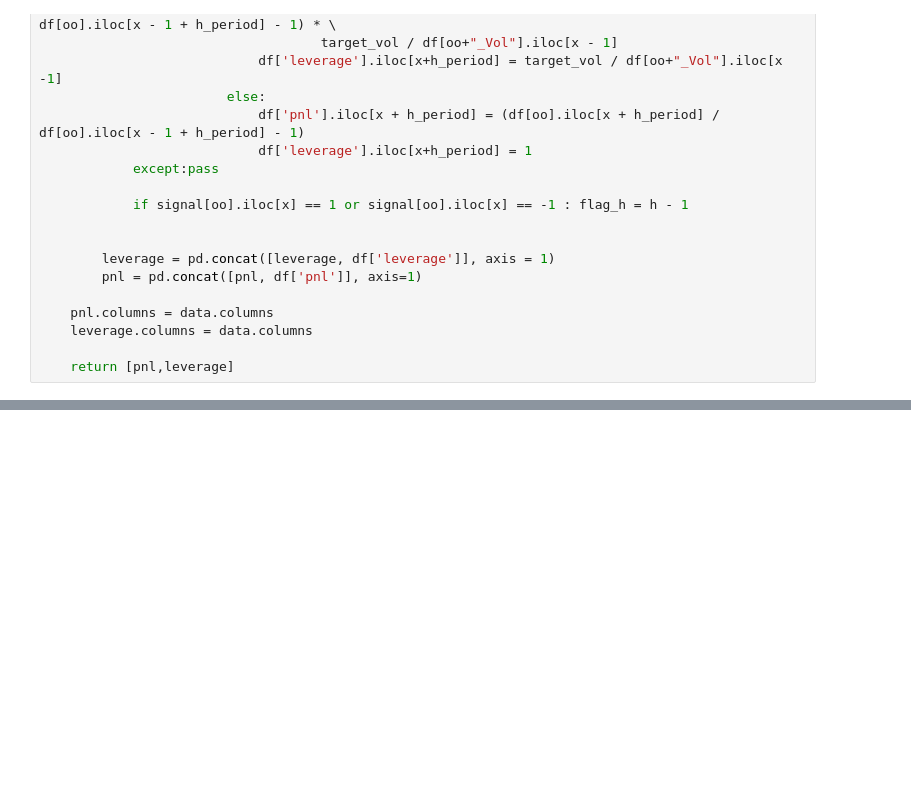
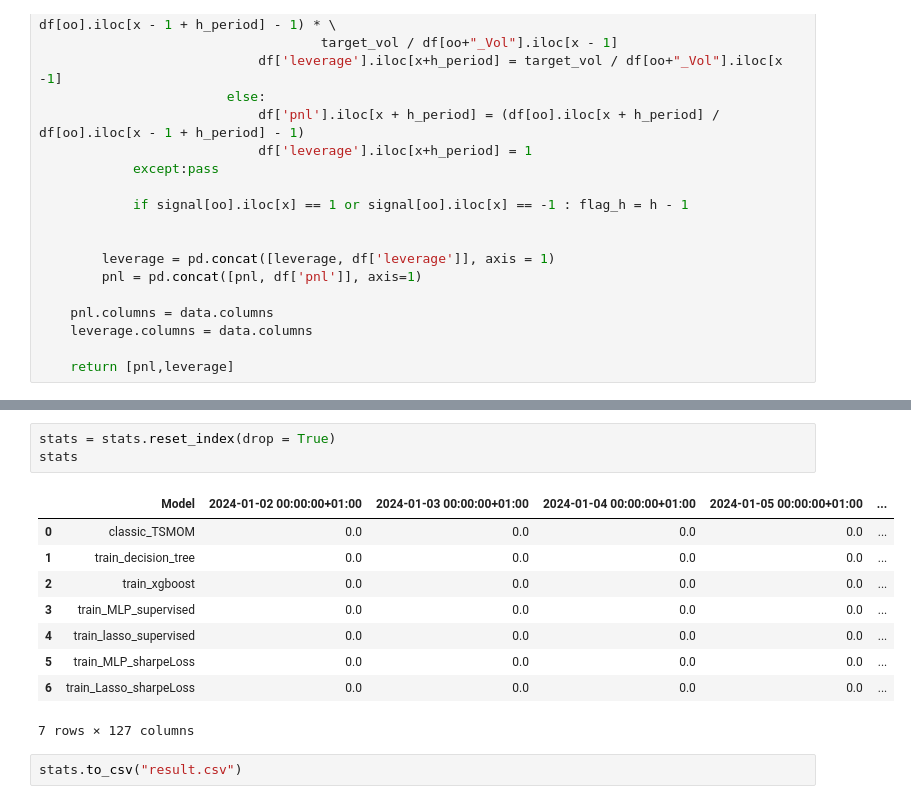
Before and after one commit to NotCodingWell/TSMOM, a Jupyter notebook: MLP_Lasso.ipynb, the cells around one changed output, grey strips where cells are left out. Saved outputs shown, nothing was run; the diff lists cells and outputs as text; blank space fills up the shorter version.

```diff
--- a/MLP_Lasso.ipynb
+++ b/MLP_Lasso.ipynb
@@ -382,0 +465,15 @@ Epoch 100/100
+# %%
+stats = stats.reset_index(drop = True)
+stats
+# %% [output]
+|  | Model | 2024-01-02 00:00:00+01:00 | 2024-01-03 00:00:00+01:00 | 2024-01-04 00:00:00+01:00 | 2024-01-05 00:00:00+01:00 | ... |
+| 0 | classic_TSMOM | 0.0 | 0.0 | 0.0 | 0.0 | ... |
+| 1 | train_decision_tree | 0.0 | 0.0 | 0.0 | 0.0 | ... |
+| 2 | train_xgboost | 0.0 | 0.0 | 0.0 | 0.0 | ... |
+| 3 | train_MLP_supervised | 0.0 | 0.0 | 0.0 | 0.0 | ... |
+| 4 | train_lasso_supervised | 0.0 | 0.0 | 0.0 | 0.0 | ... |
+| 5 | train_MLP_sharpeLoss | 0.0 | 0.0 | 0.0 | 0.0 | ... |
+| 6 | train_Lasso_sharpeLoss | 0.0 | 0.0 | 0.0 | 0.0 | ... |
+7 rows × 127 columns
+# %%
+stats.to_csv("result.csv")
```
Also changed, not shown: parts of 22 cells of this notebook.
